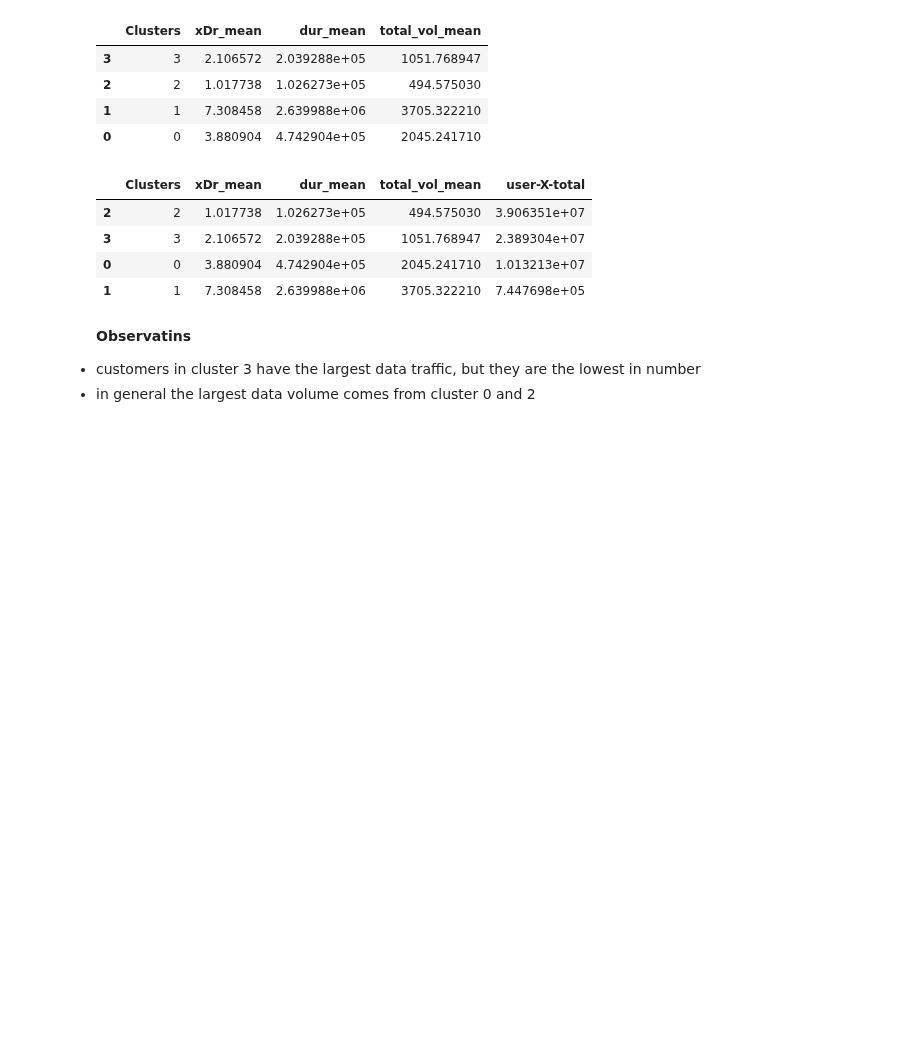
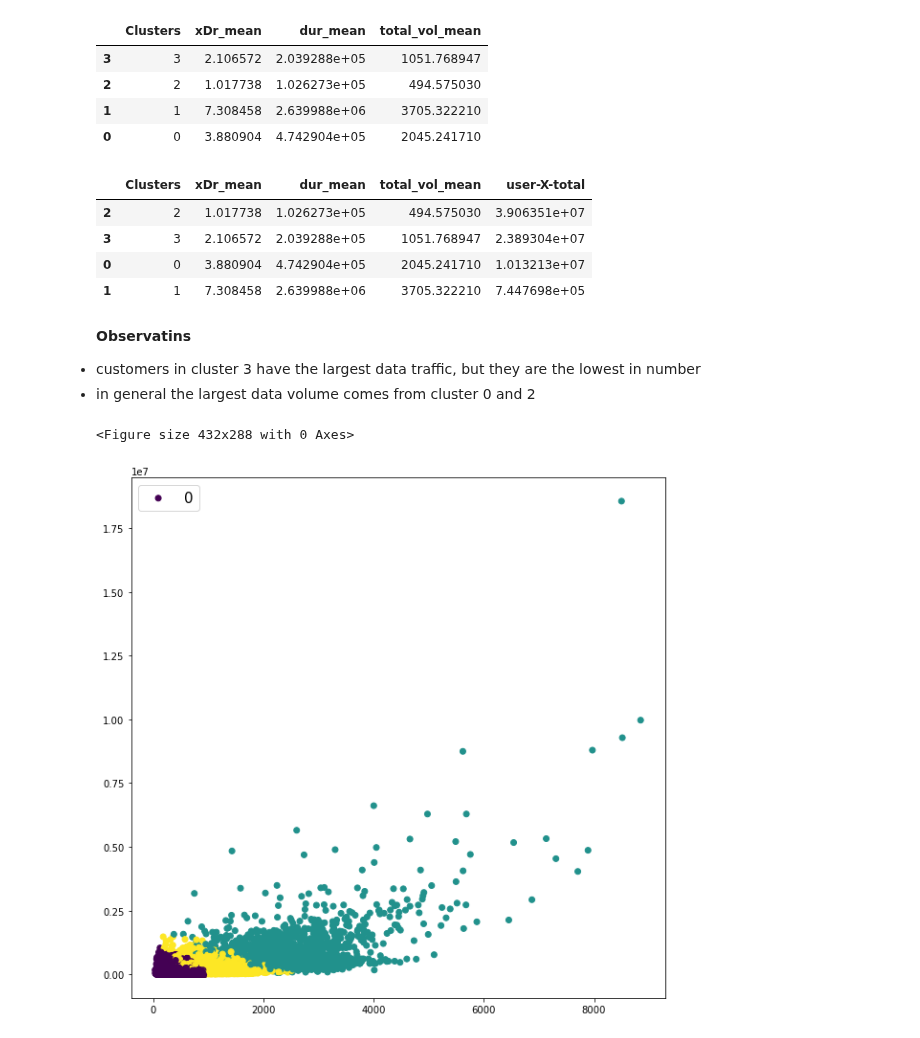
Before and after one commit to benbel376/telecom_users_analytics, a Jupyter notebook: notebooks/user_engagement_analysis.ipynb, the cells around one changed output. Cells and saved outputs as stored; diff of their text form; code cells hidden in the pictures; blank space fills up the shorter version.

```diff
--- a/notebooks/user_engagement_analysis.ipynb
+++ b/notebooks/user_engagement_analysis.ipynb
@@ -313,6 +313,17 @@ clus_mean_df_2.sort_values(by="user-X-total", ascending=False)
 **Observatins**
 <li>customers in cluster 3 have the largest data traffic, but they are the lowest in number
 <li>in general the largest data volume comes from cluster 0 and 2
+# %%
+plt.figure()
+plt.figure(figsize=(10,10))
+plt.scatter(data_with_clusters['total_vol']
+            , data_with_clusters['session_dur'], c =data_with_clusters['Clusters'])
+
+plt.legend([0,1,2],prop={'size': 15})
+plt.show()
+# %% [output]
+<Figure size 432x288 with 0 Axes>
+[figure, added]
 # %%
 save_data_path_4 = os.path.join(parent_dir,"data","teleco_data_with_cluster.csv") # setting path to data directory
 data_with_clusters_2.to_csv(save_data_path_4, index=False)
```
Also changed, not shown: 3 other files.
